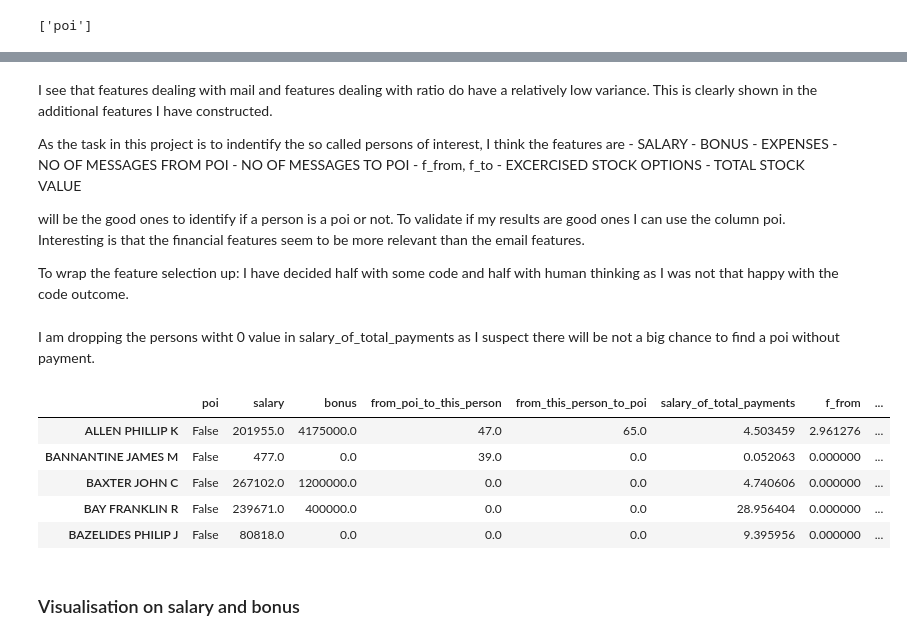
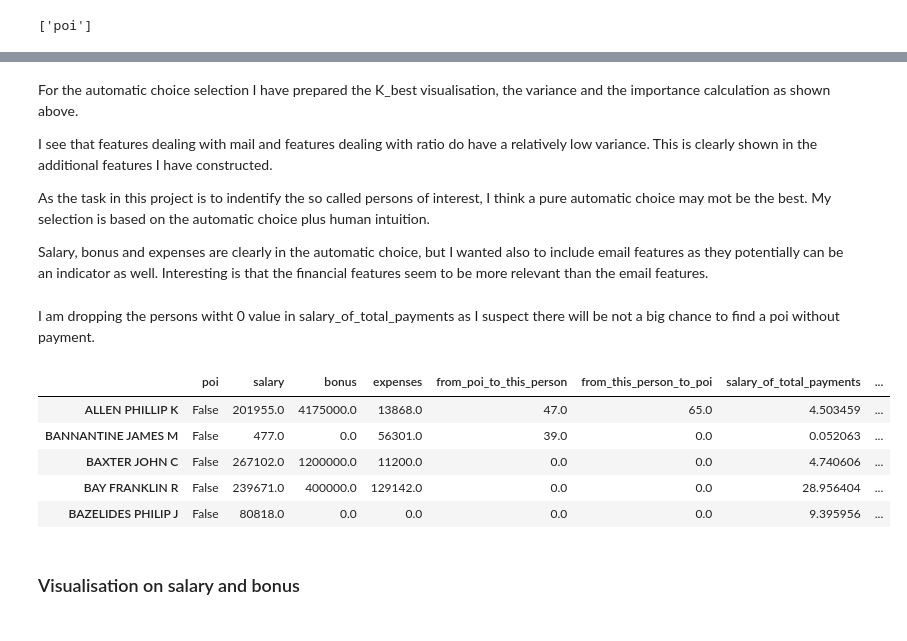
Before and after one commit to michalueck/Machine-Learning-project-, a Jupyter notebook: Enron email fraud final project submission.ipynb, the cells around one changed output, grey strips where cells are left out. Drawn from its saved outputs; the diff is of its cells as text; code cells hidden in the pictures.

```diff
--- a/Enron email fraud final project submission.ipynb
+++ b/Enron email fraud final project submission.ipynb
@@ -461,19 +526,11 @@ discarded
 # %% [markdown]
+For the automatic choice selection I have prepared the K_best visualisation, the variance and the importance calculation as shown above.
+
 I see that features dealing with mail and features dealing with ratio do have a relatively low variance. This is clearly shown in the additional features I have constructed.
 
-As the task in this project is to indentify the so called persons of interest, I think the features are
-    - SALARY
-    - BONUS
-    - EXPENSES
-    - NO OF MESSAGES FROM POI
-    - NO OF MESSAGES TO POI
-    - f_from, f_to
-    - EXCERCISED STOCK OPTIONS
-    - TOTAL STOCK VALUE
+As the task in this project is to indentify the so called persons of interest, I think a pure automatic choice may mot be the best. My  selection is based on the automatic choice plus human intuition.
 
-will be the good ones to identify if a person is a poi or not. To validate if my results are good ones I can use the column poi. Interesting is that the financial features seem to be more relevant than the email features.
-
-To wrap the feature selection up: I have decided half with some code and half with human thinking as I was not that happy with the code outcome.
+Salary, bonus and expenses are clearly in the automatic choice, but I wanted also to include email features as they potentially can be an indicator as well. Interesting is that the financial features seem to be more relevant than the email features.
 # %% [markdown]
 I am dropping the persons witht 0 value in salary_of_total_payments as I suspect there will be not a big chance to find a poi without payment.
 # %%
@@ -483,15 +543,15 @@ indexNames = df4[ df4['salary_of_total_payments'] == 0.0 ].index
 # Delete these row indexes from dataFrame
 df4.drop(indexNames , inplace=True)
 # %%
-df_final= df4[['poi', 'salary', 'bonus', 'from_poi_to_this_person', 'from_this_person_to_poi', 'salary_of_total_payments','f_from', 'f_to']]
+df_final= df4[['poi', 'salary', 'bonus','expenses', 'from_poi_to_this_person', 'from_this_person_to_poi', 'salary_of_total_payments','f_from', 'f_to']]
 df_final.head()
 # %% [output]
-|  | poi | salary | bonus | from_poi_to_this_person | from_this_person_to_poi | salary_of_total_payments | f_from | ... |
-| ALLEN PHILLIP K | False | 201955.0 | 4175000.0 | 47.0 | 65.0 | 4.503459 | 2.961276 | ... |
-| BANNANTINE JAMES M | False | 477.0 | 0.0 | 39.0 | 0.0 | 0.052063 | 0.000000 | ... |
-| BAXTER JOHN C | False | 267102.0 | 1200000.0 | 0.0 | 0.0 | 4.740606 | 0.000000 | ... |
-| BAY FRANKLIN R | False | 239671.0 | 400000.0 | 0.0 | 0.0 | 28.956404 | 0.000000 | ... |
-| BAZELIDES PHILIP J | False | 80818.0 | 0.0 | 0.0 | 0.0 | 9.395956 | 0.000000 | ... |
+|  | poi | salary | bonus | expenses | from_poi_to_this_person | from_this_person_to_poi | salary_of_total_payments | ... |
+| ALLEN PHILLIP K | False | 201955.0 | 4175000.0 | 13868.0 | 47.0 | 65.0 | 4.503459 | ... |
+| BANNANTINE JAMES M | False | 477.0 | 0.0 | 56301.0 | 39.0 | 0.0 | 0.052063 | ... |
+| BAXTER JOHN C | False | 267102.0 | 1200000.0 | 11200.0 | 0.0 | 0.0 | 4.740606 | ... |
+| BAY FRANKLIN R | False | 239671.0 | 400000.0 | 129142.0 | 0.0 | 0.0 | 28.956404 | ... |
+| BAZELIDES PHILIP J | False | 80818.0 | 0.0 | 0.0 | 0.0 | 0.0 | 9.395956 | ... |
 # %% [markdown]
 ### Visualisation on salary and bonus
 # %%
```
Also changed, not shown: parts of 24 cells of this notebook, 2 other files.
